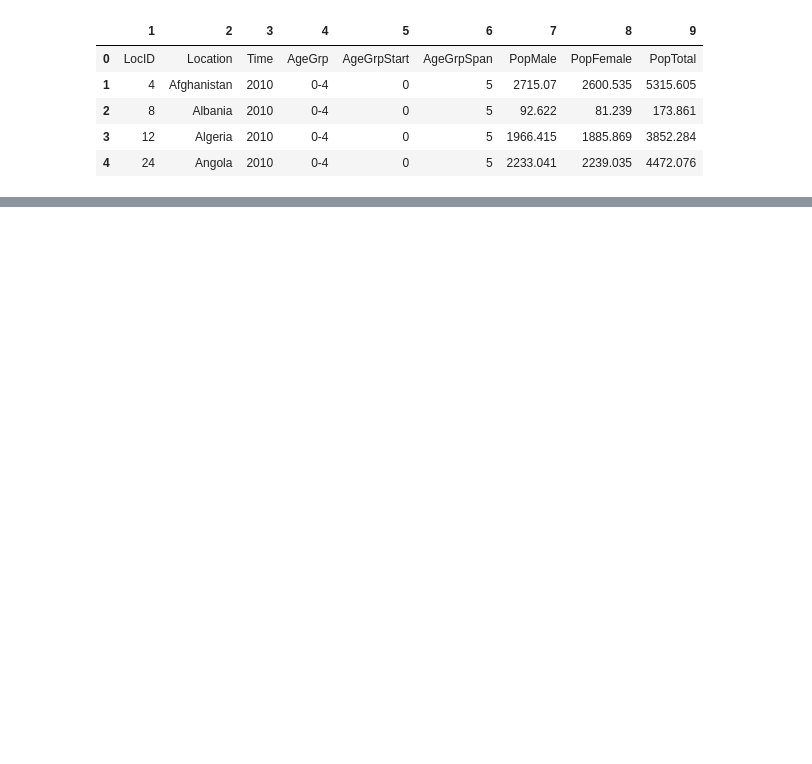
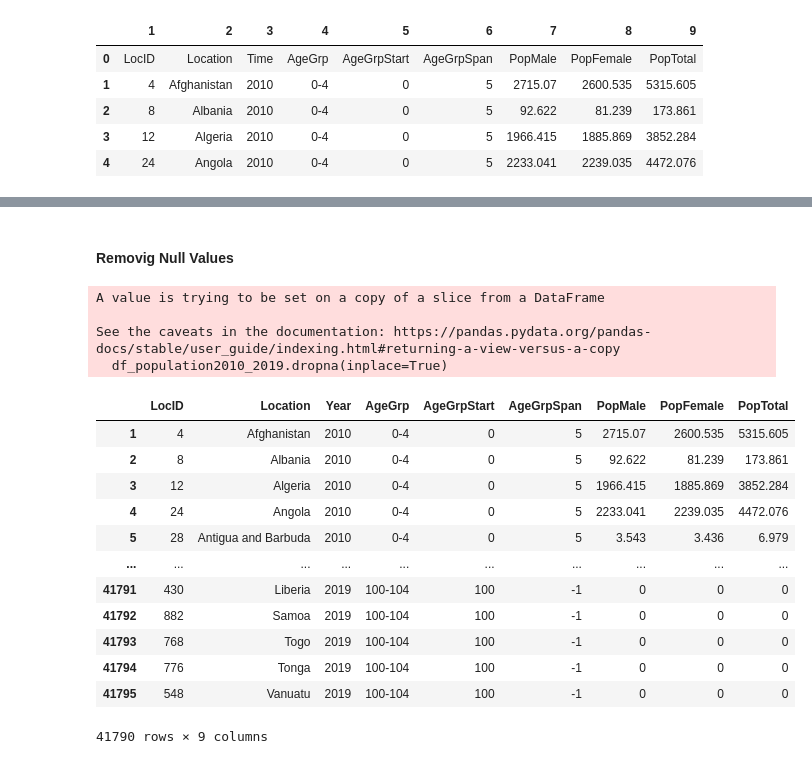
Before and after one commit to ramakant-bw/da20_python_task9, a Jupyter notebook: population-2010-2019.ipynb, the cells around one changed output, grey strips where cells are left out. Saved outputs shown, nothing was run; the diff lists cells and outputs as text; code cells hidden in the pictures; blank space fills up the shorter version.

```diff
--- a/population-2010-2019.ipynb
+++ b/population-2010-2019.ipynb
@@ -12,0 +138,3 @@ population2010_2019.head()
+# %%
+df_population2010_2019.drop(columns=['AgeGrpSpan'], inplace=True)
+df_population2010_2019
@@ -12,0 +176,23 @@ population2010_2019.head()
+# %% [markdown]
+#### Removig Null Values
+# %%
+df_population2010_2019.dropna(inplace=True)
+df_population2010_2019
+# %% [output]
+A value is trying to be set on a copy of a slice from a DataFrame
+
+See the caveats in the documentation: https://pandas.pydata.org/pandas-docs/stable/user_guide/indexing.html#returning-a-view-versus-a-copy
+  df_population2010_2019.dropna(inplace=True)
+|  | LocID | Location | Year | AgeGrp | AgeGrpStart | AgeGrpSpan | PopMale | PopFemale | PopTotal |
+| 1 | 4 | Afghanistan | 2010 | 0-4 | 0 | 5 | 2715.07 | 2600.535 | 5315.605 |
+| 2 | 8 | Albania | 2010 | 0-4 | 0 | 5 | 92.622 | 81.239 | 173.861 |
+| 3 | 12 | Algeria | 2010 | 0-4 | 0 | 5 | 1966.415 | 1885.869 | 3852.284 |
+| 4 | 24 | Angola | 2010 | 0-4 | 0 | 5 | 2233.041 | 2239.035 | 4472.076 |
+| 5 | 28 | Antigua and Barbuda | 2010 | 0-4 | 0 | 5 | 3.543 | 3.436 | 6.979 |
+| ... | ... | ... | ... | ... | ... | ... | ... | ... | ... |
+| 41791 | 430 | Liberia | 2019 | 100-104 | 100 | -1 | 0 | 0 | 0 |
+| 41792 | 882 | Samoa | 2019 | 100-104 | 100 | -1 | 0 | 0 | 0 |
+| 41793 | 768 | Togo | 2019 | 100-104 | 100 | -1 | 0 | 0 | 0 |
+| 41794 | 776 | Tonga | 2019 | 100-104 | 100 | -1 | 0 | 0 | 0 |
+| 41795 | 548 | Vanuatu | 2019 | 100-104 | 100 | -1 | 0 | 0 | 0 |
+41790 rows × 9 columns
```
Also changed, not shown: parts of 19 cells of this notebook.
